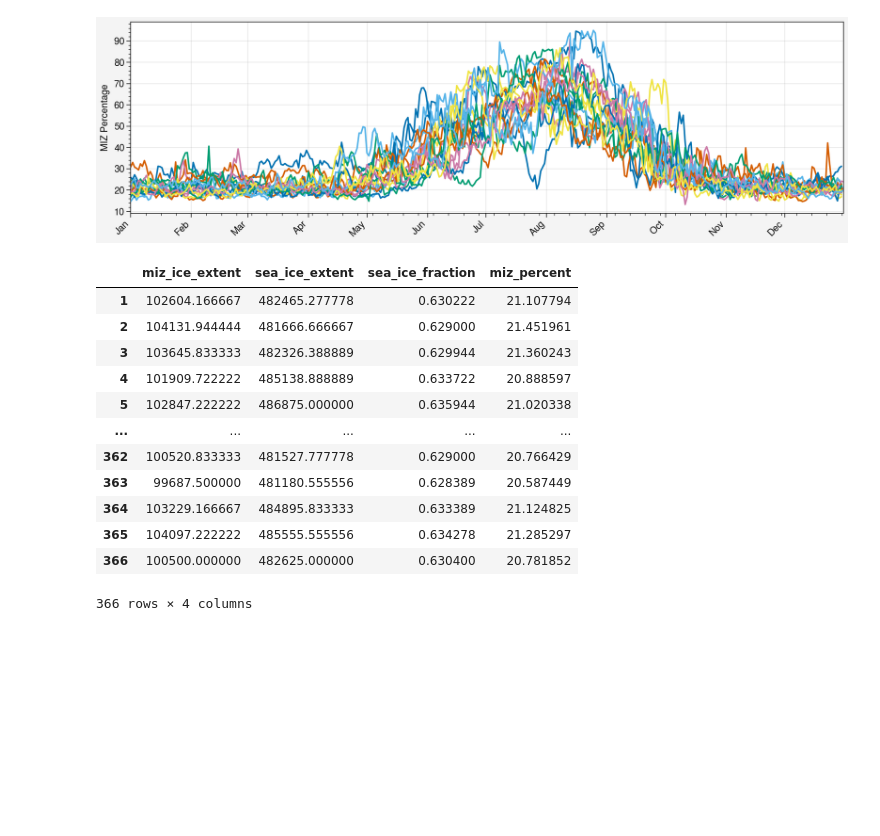
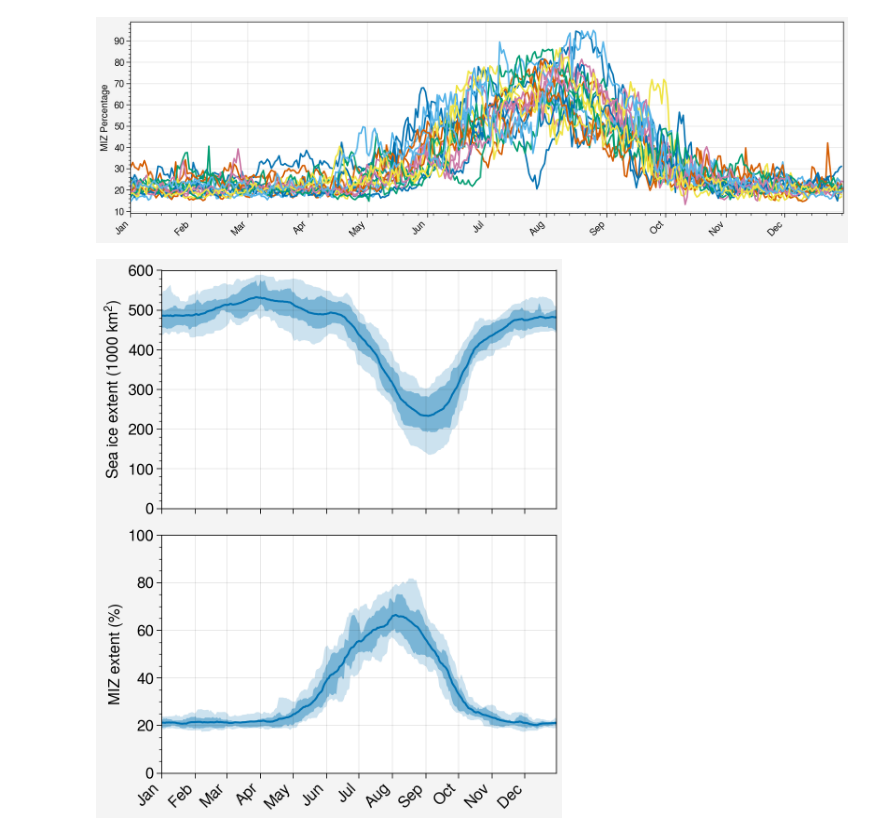
Before and after one commit to danielmwatkins/sea_ice_variability, a Jupyter notebook: notebooks/Interannual Variability SIC.ipynb, the cells around one changed output. Cells and saved outputs as stored; diff of their text form; code cells hidden in the pictures; blank space fills up the shorter version.

```diff
--- a/notebooks/Interannual Variability SIC.ipynb
+++ b/notebooks/Interannual Variability SIC.ipynb
@@ -89,3 +89,9 @@ ax.legend(loc='r', ncols=1)
 [figure]
 # %%
 results.to_csv('../data/nsidc_greenland_sea_ice_extent.csv')
+# %%
+import pandas as pd
+import proplot as pplt
+
+results = pd.read_csv('../data/nsidc_greenland_sea_ice_extent.csv', index_col=0, parse_dates=True)
+results.head()
@@ -123,22 +136,33 @@ ax.legend(h, ['Individual Years', '2003-2020 Mean'], ncols=1)
 <matplotlib.legend.Legend at 0x...>
 [figure]
 # %%
-fig, ax = pplt.subplots(width=10, height=3)
 # %% [output]
 [figure]
 # %%
-mean_percent
+sie_by_year = results.pivot_table(index=results.index.dayofyear,
+                    values='sea_ice_extent', columns=results.index.year).dropna()
+miz_by_year = results.pivot_table(index=results.index.dayofyear,
+                    values='miz_percent', columns=results.index.year).dropna()
-# %% [output]
-|  | miz_ice_extent | sea_ice_extent | sea_ice_fraction | miz_percent |
-| 1 | 102604.166667 | 482465.277778 | 0.630222 | 21.107794 |
-| 2 | 104131.944444 | 481666.666667 | 0.629000 | 21.451961 |
-| 3 | 103645.833333 | 482326.388889 | 0.629944 | 21.360243 |
-| 4 | 101909.722222 | 485138.888889 | 0.633722 | 20.888597 |
-| 5 | 102847.222222 | 486875.000000 | 0.635944 | 21.020338 |
-| ... | ... | ... | ... | ... |
-| 362 | 100520.833333 | 481527.777778 | 0.629000 | 20.766429 |
-| 363 | 99687.500000 | 481180.555556 | 0.628389 | 20.587449 |
-| 364 | 103229.166667 | 484895.833333 | 0.633389 | 21.124825 |
-| 365 | 104097.222222 | 485555.555556 | 0.634278 | 21.285297 |
-| 366 | 100500.000000 | 482625.000000 | 0.630400 | 20.781852 |
-366 rows × 4 columns
+# %%
+import warnings
+warnings.simplefilter('ignore')
+fig, axs = pplt.subplots(width=5, height=6, nrows=2, sharey=False)
+for ax, data in zip(axs, [sie_by_year.rolling(15, center=True, min_periods=0).median()/1e3,
+                          miz_by_year.rolling(15, center=True, min_periods=0).median()*100]):
+    t = pd.to_datetime('2020-01-01 00:00') + pd.to_timedelta(data.index - 1, unit='d')
+    ax.plot(t, data.mean(axis=1).values,
+           shadedata=[data.quantile(0.75, axis=1),
+                      data.quantile(0.25, axis=1)],
+           fadedata=[data.quantile(0.9, axis=1),
+                      data.quantile(0.1, axis=1)])
+# ax.format(ylabel='Sea ice extent (1000 km$^2$)', xformatter='%b', xrotation=45)
+# mean_extent = results.groupby(results.index.dayofyear).mean()
+# ax.plot(pd.to_datetime('2020-01-01 00:00') + pd.to_timedelta(mean_extent.index - 1, unit='d'),
+#             mean_extent['sea_ice_extent'].values/1e3, alpha=1, lw=3, color='tab:blue')
+axs[0].format(ylabel='Sea ice extent (1000 km$^2$)', fontsize=12, xtickminor=False, ylim=(0, 600))
+axs[1].format(ylabel='MIZ extent (%)', ylim=(0, 100),
+              xtickminor=False, xformatter='%b', xrotation=45, fontsize=12)
+
+fig.save('../figures/greenland_sea_ice_extent.pdf', dpi=300)
+# %% [output]
+[figure, added]
```
Also changed, not shown: parts of 2 cells of this notebook, 2 other files.
